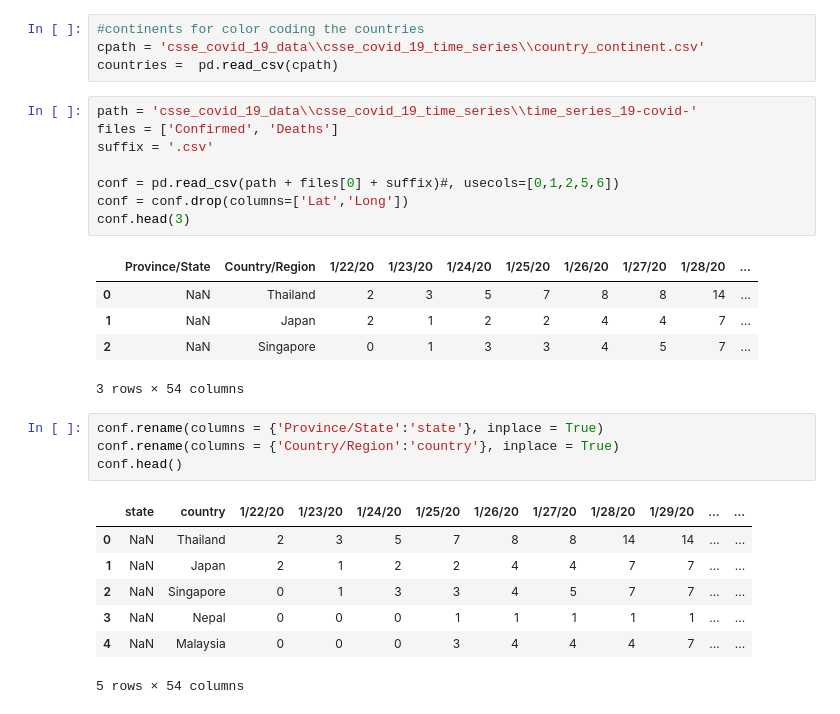
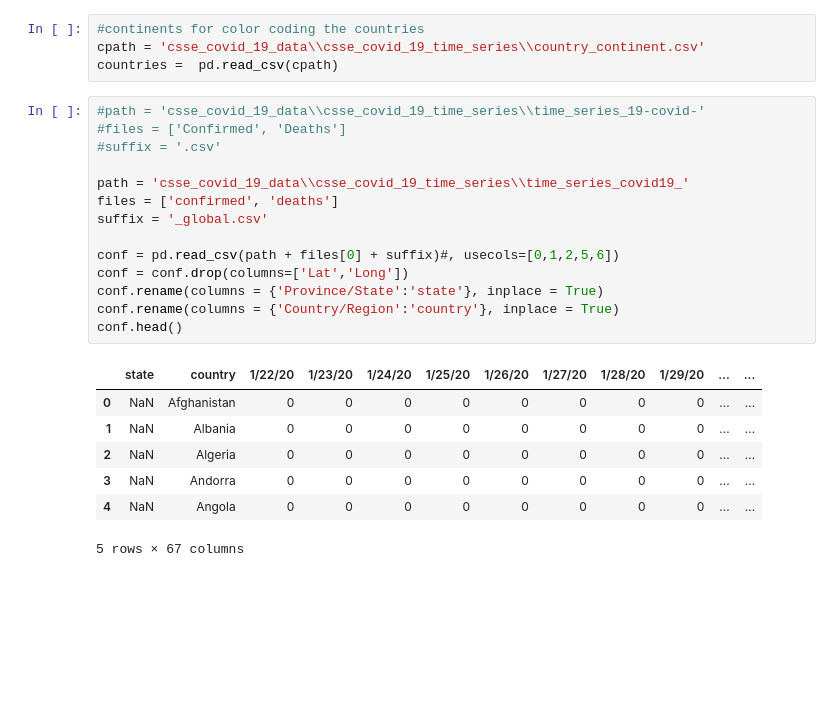
Before and after one commit to meghnas/COVID-19, a Jupyter notebook: covid19.ipynb, the cells around one changed output. Cells and saved outputs as stored; diff of their text form; blank space fills up the shorter version.

```diff
--- a/covid19.ipynb
+++ b/covid19.ipynb
@@ -14,31 +24,27 @@ from IPython.display import HTML
 cpath = 'csse_covid_19_data\\csse_covid_19_time_series\\country_continent.csv'
 countries =  pd.read_csv(cpath)
 # %%
-path = 'csse_covid_19_data\\csse_covid_19_time_series\\time_series_19-covid-'
-files = ['Confirmed', 'Deaths']
-suffix = '.csv'
+#path = 'csse_covid_19_data\\csse_covid_19_time_series\\time_series_19-covid-'
+#files = ['Confirmed', 'Deaths']
+#suffix = '.csv'
+
+path = 'csse_covid_19_data\\csse_covid_19_time_series\\time_series_covid19_'
+files = ['confirmed', 'deaths']
+suffix = '_global.csv'
 
 conf = pd.read_csv(path + files[0] + suffix)#, usecols=[0,1,2,5,6])
 conf = conf.drop(columns=['Lat','Long'])
-conf.head(3)
+conf.rename(columns = {'Province/State':'state'}, inplace = True)
+conf.rename(columns = {'Country/Region':'country'}, inplace = True)
+conf.head()
 # %% [output]
-|  | Province/State | Country/Region | 1/22/20 | 1/23/20 | 1/24/20 | 1/25/20 | 1/26/20 | 1/27/20 | 1/28/20 | ... |
-| 0 | NaN | Thailand | 2 | 3 | 5 | 7 | 8 | 8 | 14 | ... |
-| 1 | NaN | Japan | 2 | 1 | 2 | 2 | 4 | 4 | 7 | ... |
-| 2 | NaN | Singapore | 0 | 1 | 3 | 3 | 4 | 5 | 7 | ... |
+|  | state | country | 1/22/20 | 1/23/20 | 1/24/20 | 1/25/20 | 1/26/20 | 1/27/20 | 1/28/20 | 1/29/20 | ... | ... |
+| 0 | NaN | Afghanistan | 0 | 0 | 0 | 0 | 0 | 0 | 0 | 0 | ... | ... |
+| 1 | NaN | Albania | 0 | 0 | 0 | 0 | 0 | 0 | 0 | 0 | ... | ... |
+| 2 | NaN | Algeria | 0 | 0 | 0 | 0 | 0 | 0 | 0 | 0 | ... | ... |
+| 3 | NaN | Andorra | 0 | 0 | 0 | 0 | 0 | 0 | 0 | 0 | ... | ... |
+| 4 | NaN | Angola | 0 | 0 | 0 | 0 | 0 | 0 | 0 | 0 | ... | ... |
-3 rows × 54 columns
+5 rows × 67 columns
-# %%
-conf.rename(columns = {'Province/State':'state'}, inplace = True)
-conf.rename(columns = {'Country/Region':'country'}, inplace = True)
-conf.head()
-# %% [output]
-|  | state | country | 1/22/20 | 1/23/20 | 1/24/20 | 1/25/20 | 1/26/20 | 1/27/20 | 1/28/20 | 1/29/20 | ... | ... |
-| 0 | NaN | Thailand | 2 | 3 | 5 | 7 | 8 | 8 | 14 | 14 | ... | ... |
-| 1 | NaN | Japan | 2 | 1 | 2 | 2 | 4 | 4 | 7 | 7 | ... | ... |
-| 2 | NaN | Singapore | 0 | 1 | 3 | 3 | 4 | 5 | 7 | 7 | ... | ... |
-| 3 | NaN | Nepal | 0 | 0 | 0 | 1 | 1 | 1 | 1 | 1 | ... | ... |
-| 4 | NaN | Malaysia | 0 | 0 | 0 | 3 | 4 | 4 | 4 | 7 | ... | ... |
-5 rows × 54 columns
 # %%
 dateformat = '%m/%d/%y'
 start = conf.columns[2]
```
Also changed, not shown: parts of 6 cells of this notebook, 2 other files.
